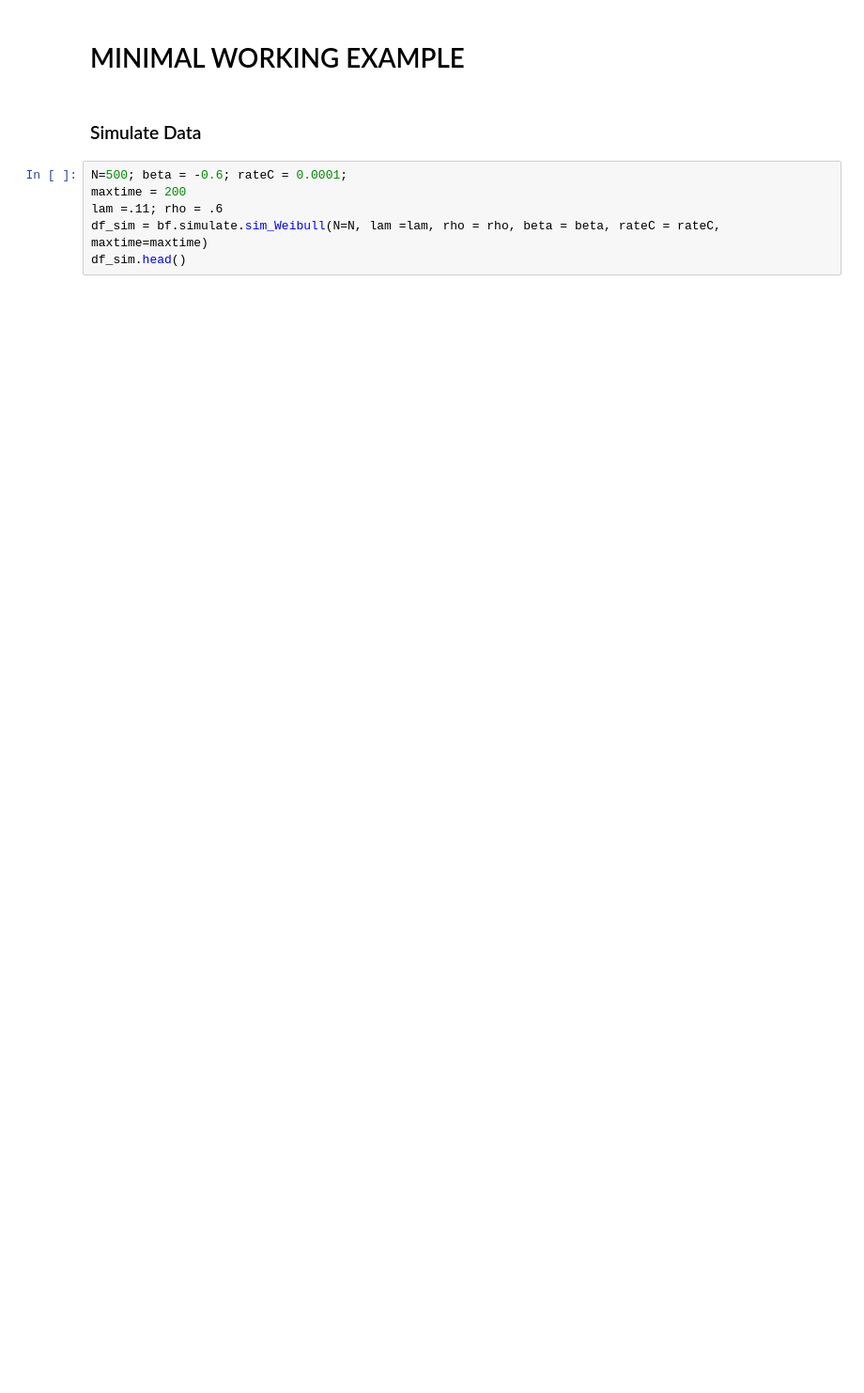
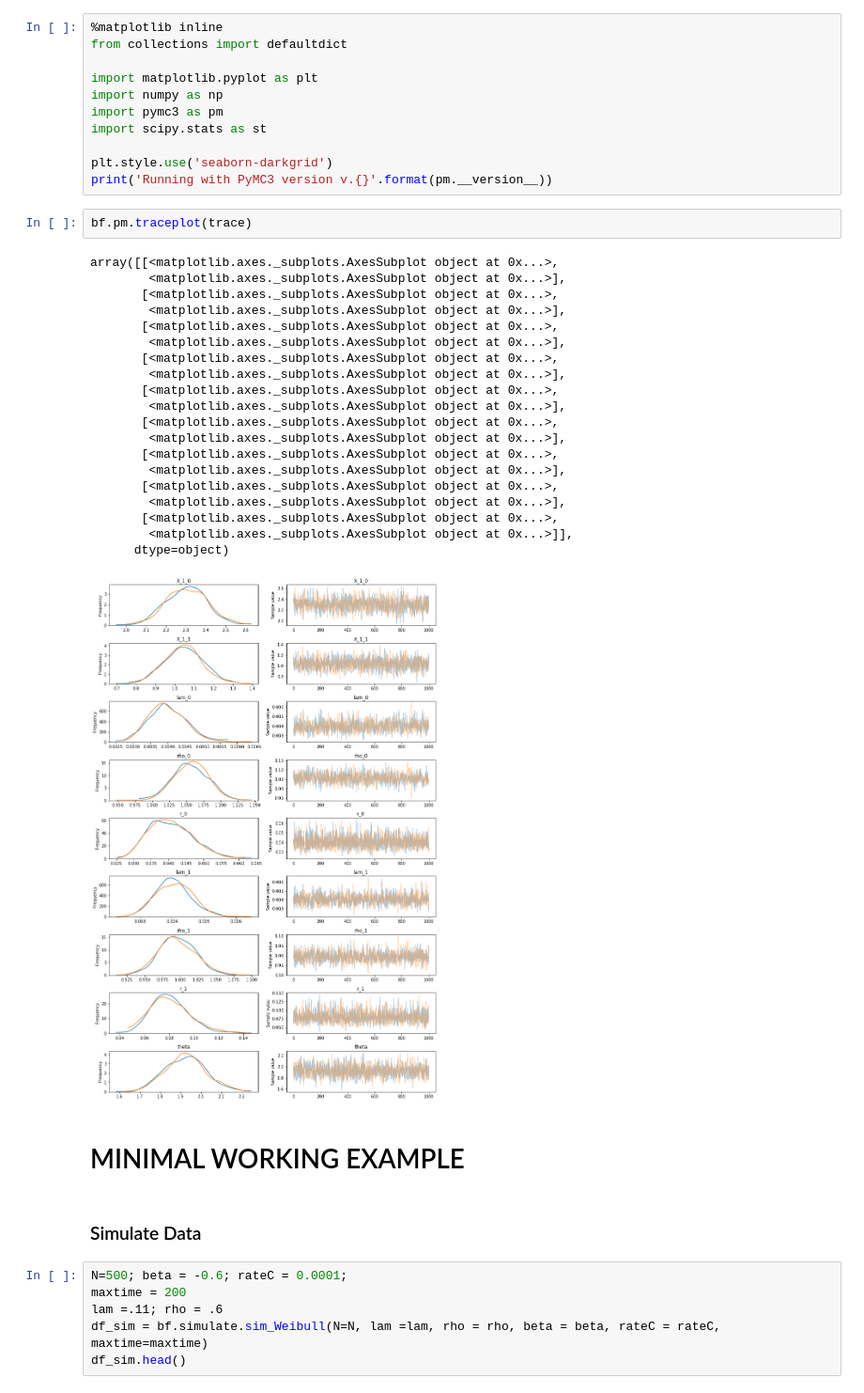
Before and after one commit to schluedj/bayleaf, a Jupyter notebook: Tests.ipynb, the cells around one changed output. Shown: that part at 94% size. Saved outputs shown, nothing was run; the diff lists cells and outputs as text; blank space fills up the shorter version.

```diff
--- a/Tests.ipynb
+++ b/Tests.ipynb
@@ -7,3 +341,37 @@ import matplotlib.pylab as plt
+# %%
+%matplotlib inline
+from collections import defaultdict
+
+import matplotlib.pyplot as plt
+import numpy as np
+import pymc3 as pm
+import scipy.stats as st
+
+plt.style.use('seaborn-darkgrid')
+print('Running with PyMC3 version v.{}'.format(pm.__version__))
+# %%
+bf.pm.traceplot(trace)
+# %% [output]
+array([[<matplotlib.axes._subplots.AxesSubplot object at 0x...>,
+        <matplotlib.axes._subplots.AxesSubplot object at 0x...>],
+       [<matplotlib.axes._subplots.AxesSubplot object at 0x...>,
+        <matplotlib.axes._subplots.AxesSubplot object at 0x...>],
+       [<matplotlib.axes._subplots.AxesSubplot object at 0x...>,
+        <matplotlib.axes._subplots.AxesSubplot object at 0x...>],
+       [<matplotlib.axes._subplots.AxesSubplot object at 0x...>,
+        <matplotlib.axes._subplots.AxesSubplot object at 0x...>],
+       [<matplotlib.axes._subplots.AxesSubplot object at 0x...>,
+        <matplotlib.axes._subplots.AxesSubplot object at 0x...>],
+       [<matplotlib.axes._subplots.AxesSubplot object at 0x...>,
+        <matplotlib.axes._subplots.AxesSubplot object at 0x...>],
+       [<matplotlib.axes._subplots.AxesSubplot object at 0x...>,
+        <matplotlib.axes._subplots.AxesSubplot object at 0x...>],
+       [<matplotlib.axes._subplots.AxesSubplot object at 0x...>,
+        <matplotlib.axes._subplots.AxesSubplot object at 0x...>],
+       [<matplotlib.axes._subplots.AxesSubplot object at 0x...>,
+        <matplotlib.axes._subplots.AxesSubplot object at 0x...>]],
+      dtype=object)
+[figure, added]
 # %% [markdown]
 # MINIMAL WORKING EXAMPLE
 # %% [markdown]
```
Also changed, not shown: parts of 26 cells of this notebook.
